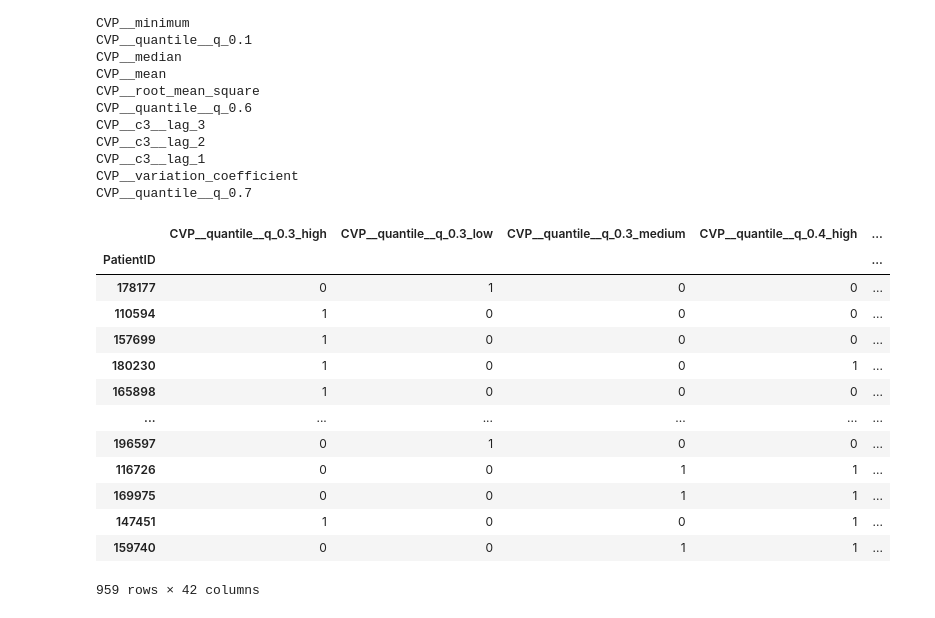
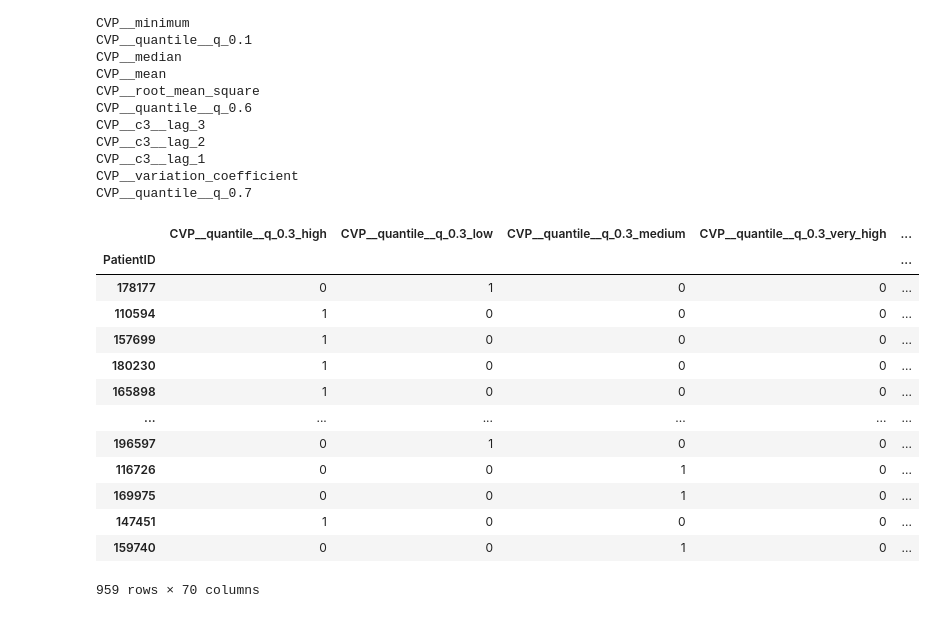
Before and after one commit to BenMarkFrost/LEN_Individual_Project, a Jupyter notebook: Static/temporalMetricExtraction.ipynb, the cells around one changed output. Saved outputs shown, nothing was run; the diff lists cells and outputs as text; code cells hidden in the pictures.

```diff
--- a/Static/temporalMetricExtraction.ipynb
+++ b/Static/temporalMetricExtraction.ipynb
@@ -209,7 +209,7 @@ Index(['Platelets', 'Arterial BP [Diastolic]', 'Arterial BP [Systolic]',
        'PatientID'],
       dtype='object')
 # %%
-for patient in patients[5:7]:
+for patient in patients[:2]:
 
     # display(clusteringPatients[i].interpolatedData.head())
 
@@ -246,9 +246,8 @@ for patient in patients[5:7]:
 # %%
-targetSeries = np.array([patient.mortality for patient in patients])
 
-df = pd.DataFrame(data=targetSeries)
+targetSeries = pd.Series(data=[patient.mortality for patient in patients], index=[patient.patientID for patient in patients])
 
-targetSeriesFormatted = df.set_index(formattedMimicDF["PatientID"].unique()).iloc[:,0].sort_index()
+# targetSeriesFormatted = df.set_index(formattedMimicDF["PatientID"].unique()).iloc[:,0].sort_index()
 
-targetSeriesFormatted
+type(targetSeries)
 # %% [output]
@@ -276,13 +278,14 @@ filtered_features, my_hash = find_cached(formattedMimicDF)
 
 if filtered_features is False:
 
-    extracted_features = extract_features(formattedMimicDF, column_id="PatientID", n_jobs=4)
+    filtered_features = extract_relevant_features(formattedMimicDF, y=targetSeries, column_id="PatientID", n_jobs=4)
 
-    print("Imputing")
-    impute(extracted_features)
+    # print("Imputing")
+    # impute(extracted_features)
 
-    print("Filtering important features")
-    filtered_features = select_features(extracted_features, formattedMimicDF)
+    # # Is this the right target series?
+    # print("Filtering important features")
+    # filtered_features = select_features(extracted_features, formattedMimicDF)
 
     filtered_features.to_csv("./processingCache/" + my_hash + ".csv")
 # %% [output]
@@ -332,29 +335,29 @@ CVP__quantile__q_0.7
 # %%
 cat = Categorizer(filtered_features)
 
-cat.agglomerative(n_clusters=3)
+cat.agglomerative(n_clusters=5)
 
-# categories = {0: 'very_low', 1: 'low', 2: 'medium', 3: 'high', 4: 'very_high'}
+categories = {0: 'very_low', 1: 'low', 2: 'medium', 3: 'high', 4: 'very_high'}
 
-categories = {0: 'low', 1: 'medium', 2: 'high'}
+# categories = {0: 'low', 1: 'medium', 2: 'high'}
 
 
 mapped = cat.map_types(mapping=categories)['agglomerative']
 
 display(mapped)
 # %% [output]
-|  | CVP__quantile__q_0.3_high | CVP__quantile__q_0.3_low | CVP__quantile__q_0.3_medium | CVP__quantile__q_0.4_high | ... |
+|  | CVP__quantile__q_0.3_high | CVP__quantile__q_0.3_low | CVP__quantile__q_0.3_medium | CVP__quantile__q_0.3_very_high | ... |
 | PatientID |  |  |  |  | ... |
 | 178177 | 0 | 1 | 0 | 0 | ... |
 | 110594 | 1 | 0 | 0 | 0 | ... |
 | 157699 | 1 | 0 | 0 | 0 | ... |
-| 180230 | 1 | 0 | 0 | 1 | ... |
+| 180230 | 1 | 0 | 0 | 0 | ... |
 | 165898 | 1 | 0 | 0 | 0 | ... |
 | ... | ... | ... | ... | ... | ... |
 | 196597 | 0 | 1 | 0 | 0 | ... |
-| 116726 | 0 | 0 | 1 | 1 | ... |
-| 169975 | 0 | 0 | 1 | 1 | ... |
-| 147451 | 1 | 0 | 0 | 1 | ... |
-| 159740 | 0 | 0 | 1 | 1 | ... |
+| 116726 | 0 | 0 | 1 | 0 | ... |
+| 169975 | 0 | 0 | 1 | 0 | ... |
+| 147451 | 1 | 0 | 0 | 0 | ... |
+| 159740 | 0 | 0 | 1 | 0 | ... |
-959 rows × 42 columns
+959 rows × 70 columns
 # %%
```
Also changed, not shown: parts of 5 cells of this notebook, 7 other files.
